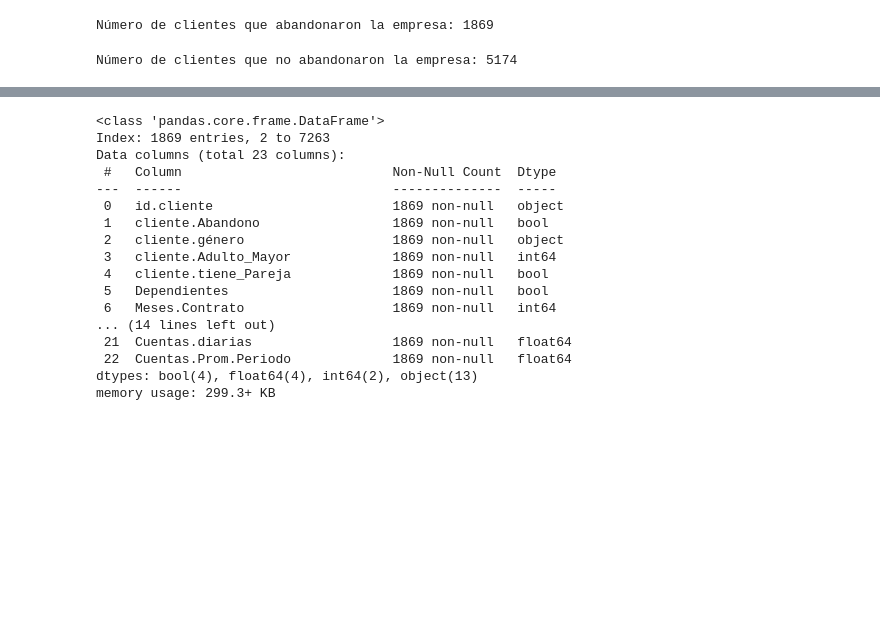
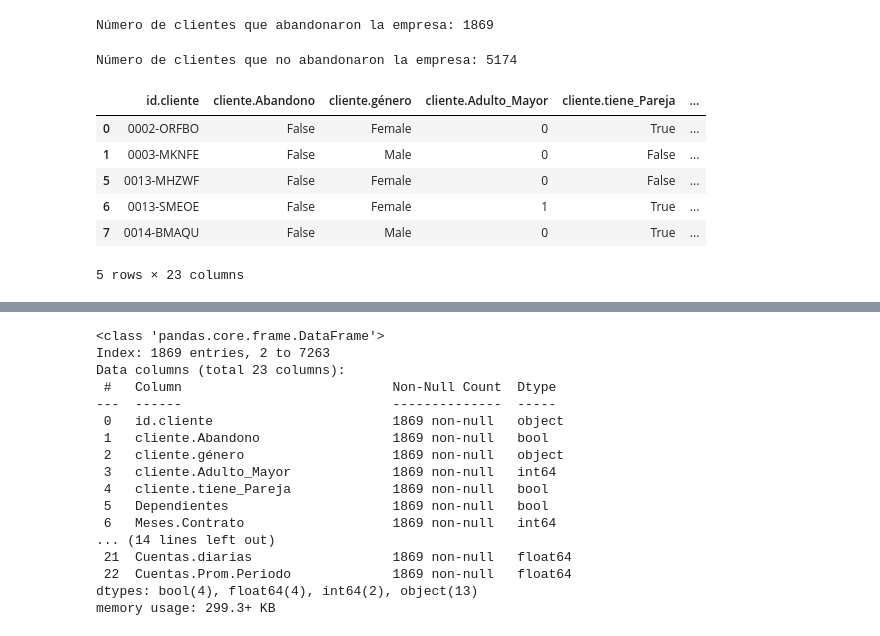
Before and after one commit to Lexx4nder/challenge2-data-science-LATAM, a Jupyter notebook: Challenge_2_Data_Science_|_TELECOM_X.ipynb, the cells around one changed output, grey strips where cells are left out. Cells and saved outputs as stored; diff of their text form; code cells hidden in the pictures; blank space fills up the shorter version.

```diff
--- a/Challenge_2_Data_Science_|_TELECOM_X.ipynb
+++ b/Challenge_2_Data_Science_|_TELECOM_X.ipynb
@@ -290,7 +290,17 @@ print(f"Número de clientes que abandonaron la empresa: {clientes_abandonaron.sh
 Número de clientes que abandonaron la empresa: 1869
 # %%
 #Mostrar cuántos clientes continúan su relación con la empresa:
-clientes_no_abandonaron.shape[0]
+clientes_no_abandonaron = datos[datos['cliente.Abandono'] == False].copy()
+#Cantidad de clientes que no abandonaron su servicio
 print(f"Número de clientes que no abandonaron la empresa: {clientes_no_abandonaron.shape[0]}")
+
+display(clientes_no_abandonaron.head())
 # %% [output]
 Número de clientes que no abandonaron la empresa: 5174
+|  | id.cliente | cliente.Abandono | cliente.género | cliente.Adulto_Mayor | cliente.tiene_Pareja | ... |
+| 0 | 0002-ORFBO | False | Female | 0 | True | ... |
+| 1 | 0003-MKNFE | False | Male | 0 | False | ... |
+| 5 | 0013-MHZWF | False | Female | 0 | False | ... |
+| 6 | 0013-SMEOE | False | Female | 1 | True | ... |
+| 7 | 0014-BMAQU | False | Male | 0 | True | ... |
+5 rows × 23 columns
```
Also changed, not shown: parts of 6 cells of this notebook.
